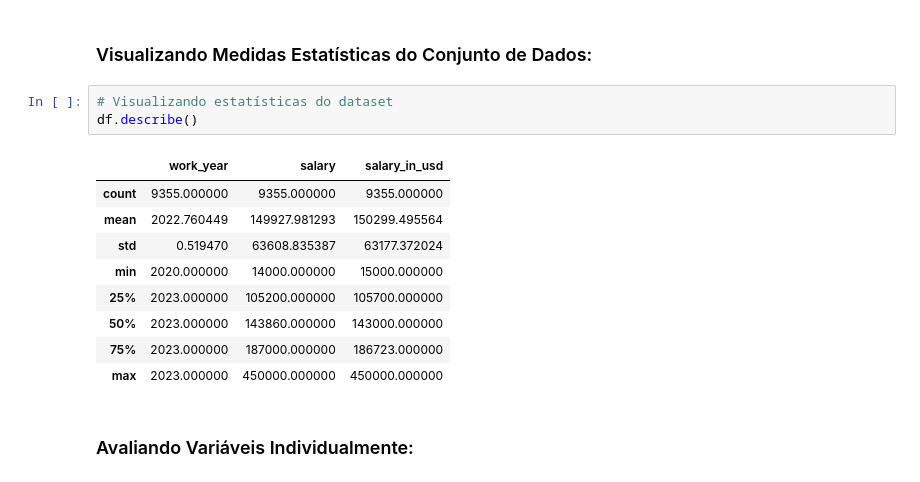
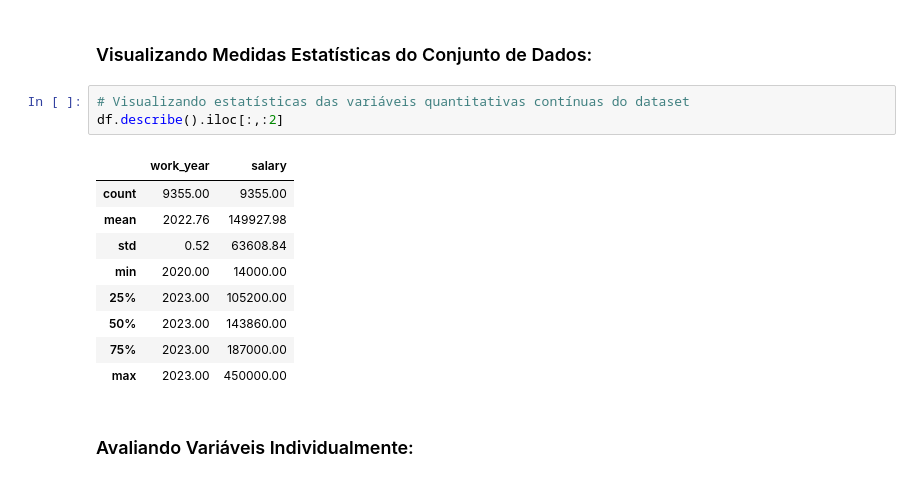
Before and after one commit to pedroohsilva/diferenca-salarial-analistas-e-cientistas-de-dados, a Jupyter notebook: Análise Exploratória de Dados/Análise Exploratória de Dados.ipynb, the cells around one changed output. Drawn from its saved outputs; the diff is of its cells as text.

```diff
--- a/Análise Exploratória de Dados/Análise Exploratória de Dados.ipynb
+++ b/Análise Exploratória de Dados/Análise Exploratória de Dados.ipynb
@@ -155,18 +155,18 @@ company_size : 3
 # %% [markdown]
 ### Visualizando Medidas Estatísticas do Conjunto de Dados:
 # %%
-# Visualizando estatísticas do dataset
-df.describe()
+# Visualizando estatísticas das variáveis quantitativas contínuas do dataset
+df.describe().iloc[:,:2]
 # %% [output]
-|  | work_year | salary | salary_in_usd |
-| count | 9355.000000 | 9355.000000 | 9355.000000 |
-| mean | 2022.760449 | 149927.981293 | 150299.495564 |
-| std | 0.519470 | 63608.835387 | 63177.372024 |
-| min | 2020.000000 | 14000.000000 | 15000.000000 |
-| 25% | 2023.000000 | 105200.000000 | 105700.000000 |
-| 50% | 2023.000000 | 143860.000000 | 143000.000000 |
-| 75% | 2023.000000 | 187000.000000 | 186723.000000 |
-| max | 2023.000000 | 450000.000000 | 450000.000000 |
+|  | work_year | salary |
+| count | 9355.00 | 9355.00 |
+| mean | 2022.76 | 149927.98 |
+| std | 0.52 | 63608.84 |
+| min | 2020.00 | 14000.00 |
+| 25% | 2023.00 | 105200.00 |
+| 50% | 2023.00 | 143860.00 |
+| 75% | 2023.00 | 187000.00 |
+| max | 2023.00 | 450000.00 |
 # %% [markdown]
 ### Avaliando Variáveis Individualmente:
 # %%
```
Also changed, not shown: parts of 4 cells of this notebook.
